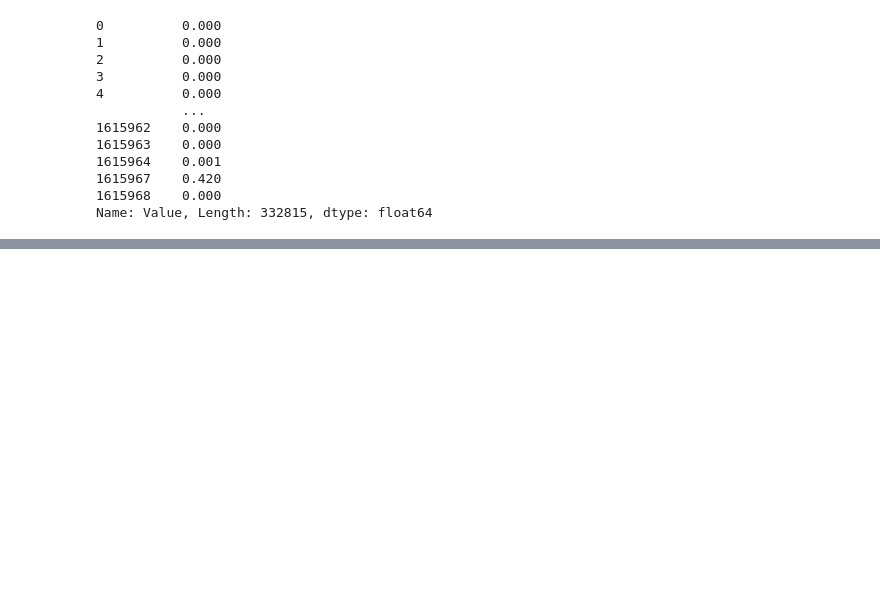
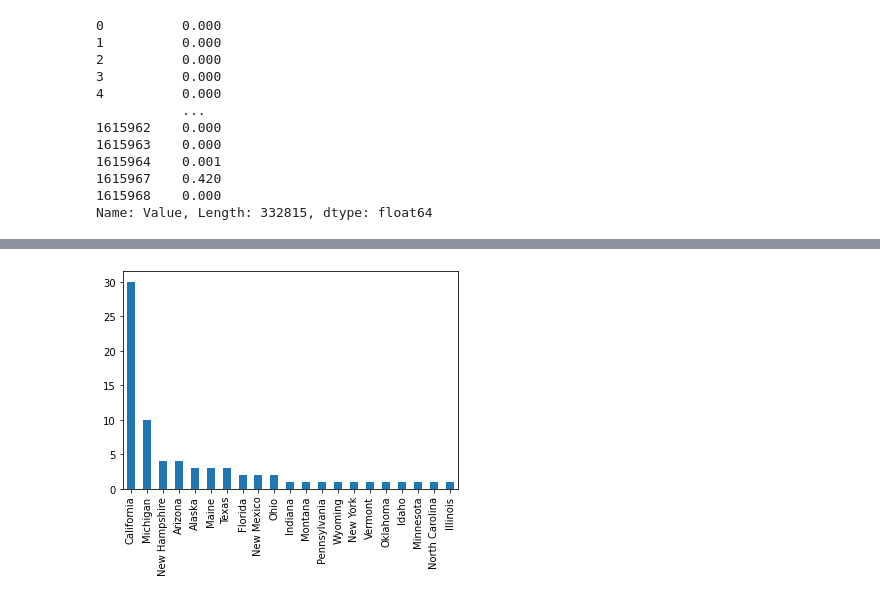
Before and after one commit to ramuir/US_Water_Contaminants, a Jupyter notebook: Water_Data.ipynb, the cells around one changed output, grey strips where cells are left out. Cells and saved outputs as stored; diff of their text form; code cells hidden in the pictures; blank space fills up the shorter version.

```diff
--- a/Water_Data.ipynb
+++ b/Water_Data.ipynb
@@ -84,0 +181,16 @@ Name: Value, Length: 332815, dtype: float64
+# %%
+df_ext_caution = pd.concat([ext_caution_levels_picloram,
+                       ext_caution_levels_asbestos,
+                       ext_caution_levels_pcb,
+                       ext_caution_levels_oxamyl,
+                       ext_caution_levels_flouride,
+                       ext_caution_levels_mercury,
+                       ext_caution_levels_selenium,
+                       ext_caution_levels_arsenic])
+
+df_ext_caution.dropna(subset=['State'], how='all', inplace=True)
+ext_caution_states = df_ext_caution['State'].value_counts()
+ext_caution_states.plot(kind='bar')
+plt.show()
+# %% [output]
+[figure, added]
```
Also changed, not shown: parts of 11 cells of this notebook, 1 other file.
